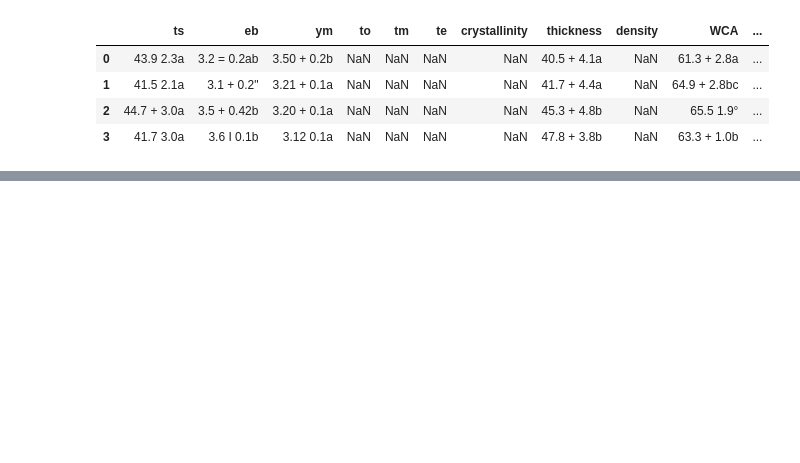
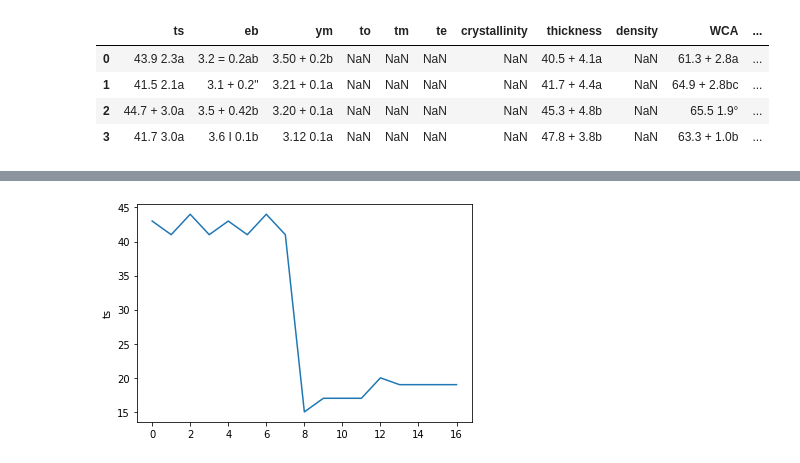
Before and after one commit to materiom/amazonTextractTables, a Jupyter notebook: extractTables.ipynb, the cells around one changed output, grey strips where cells are left out. Saved outputs shown, nothing was run; the diff lists cells and outputs as text; code cells hidden in the pictures; blank space fills up the shorter version.

```diff
--- a/extractTables.ipynb
+++ b/extractTables.ipynb
@@ -775,0 +904,7 @@ materiom.to_excel("output.xlsx", index=False)
+# %%
+import matplotlib.pyplot as plt
+plt.plot(materiom['ts'])
+plt.ylabel('ts')
+plt.show()
+# %% [output]
+[figure, added]
```
Also changed, not shown: parts of 17 cells of this notebook, 1 other file.
